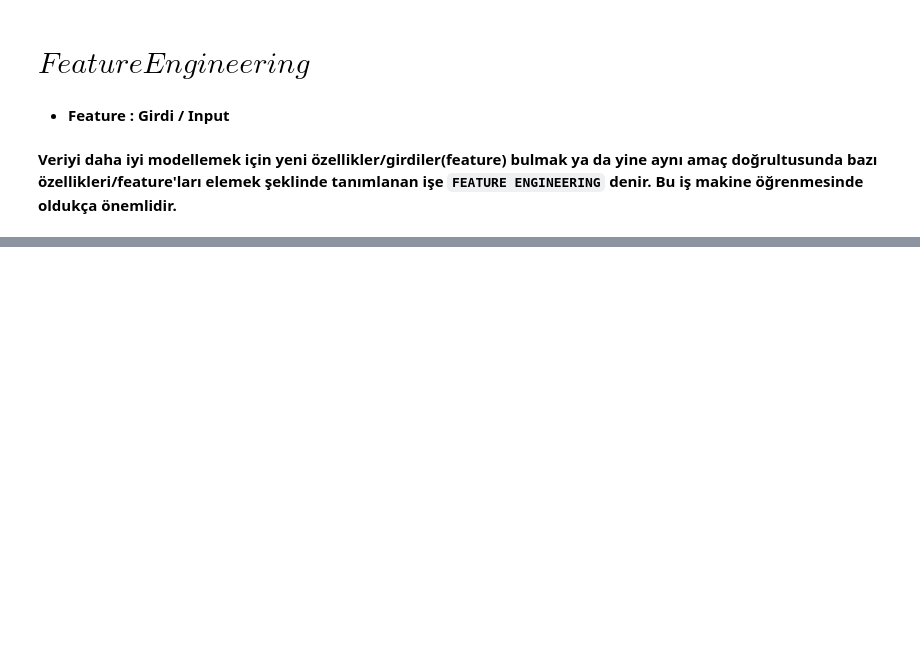
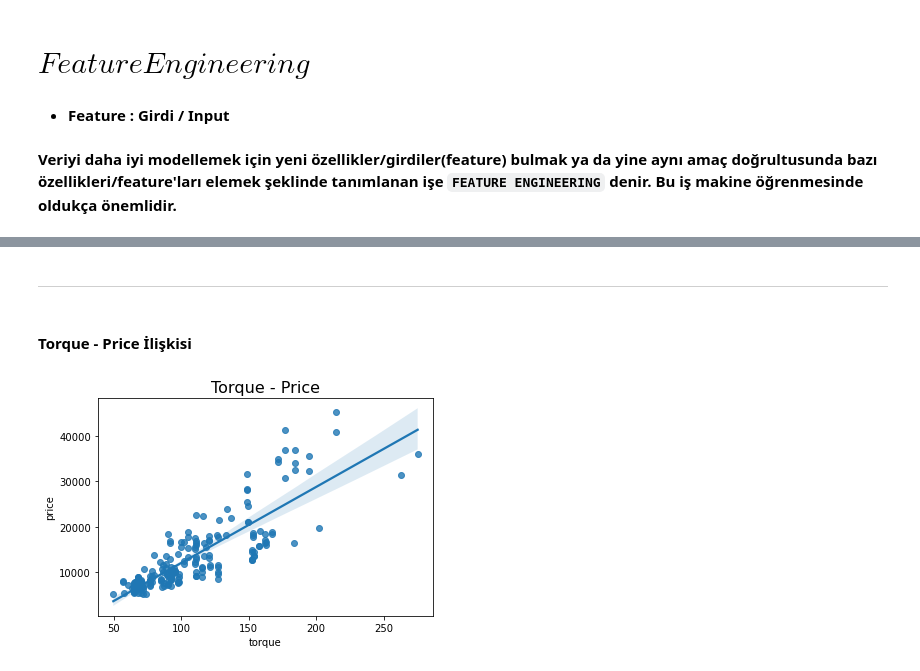
Before and after one commit to halimocakli/IntroductionToMachineLearning, a Jupyter notebook: Machine Learning - Musa Arda/7- Lineer Regresyon Projesi/LR_Proje_Araba_Fiyat_Tahmini.ipynb, the cells around one changed output, grey strips where cells are left out. Cells and saved outputs as stored; diff of their text form; code cells hidden in the pictures; blank space fills up the shorter version.

```diff
--- a/Machine Learning - Musa Arda/7- Lineer Regresyon Projesi/LR_Proje_Araba_Fiyat_Tahmini.ipynb
+++ b/Machine Learning - Musa Arda/7- Lineer Regresyon Projesi/LR_Proje_Araba_Fiyat_Tahmini.ipynb
@@ -702,0 +711,5 @@ plt.show()
+# %%
+# Bizim veri setimizde tork feature'u yok.
+# Gerekli hesaplamaları yaparak bu feature'u veri setimize ekleyelim.
+
+torque = data["horsepower"] * (5252 / data["peakrpm"])
@@ -702,0 +735,4 @@ plt.show()
+# %%
+# data'ya torque sütununu ekleyelim
+
+data.insert(10, "torque", pd.Series(torque, index=data.index))
@@ -702,0 +764,15 @@ plt.show()
+# %% [markdown]
+***
+# %% [markdown]
+#### Torque - Price İlişkisi
+# %%
+plt.title("Torque - Price", fontsize=16)
+
+sns.regplot(x=data["torque"], y=data["price"])
+
+plt.show()
+
+# Grafiğe baktığımız zaman torque değerinin price değerini etkilediğini görüyoruz.
+# Her ne kadar bu duruma modelin kendisi karar verecek olsa da iyi bir feature bulduk diyebiliriz.
+# %% [output]
+[figure, added]
```
Also changed, not shown: parts of 104 cells of this notebook.
